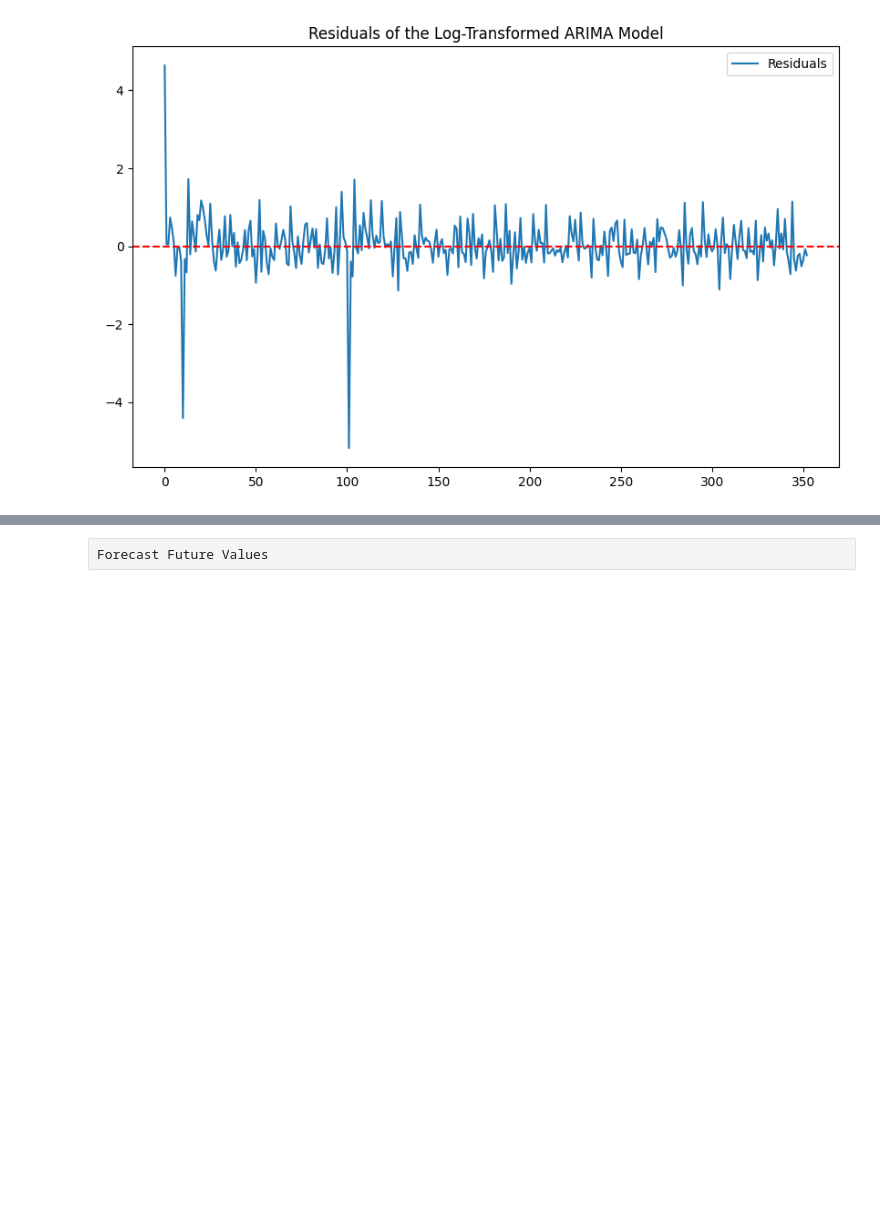
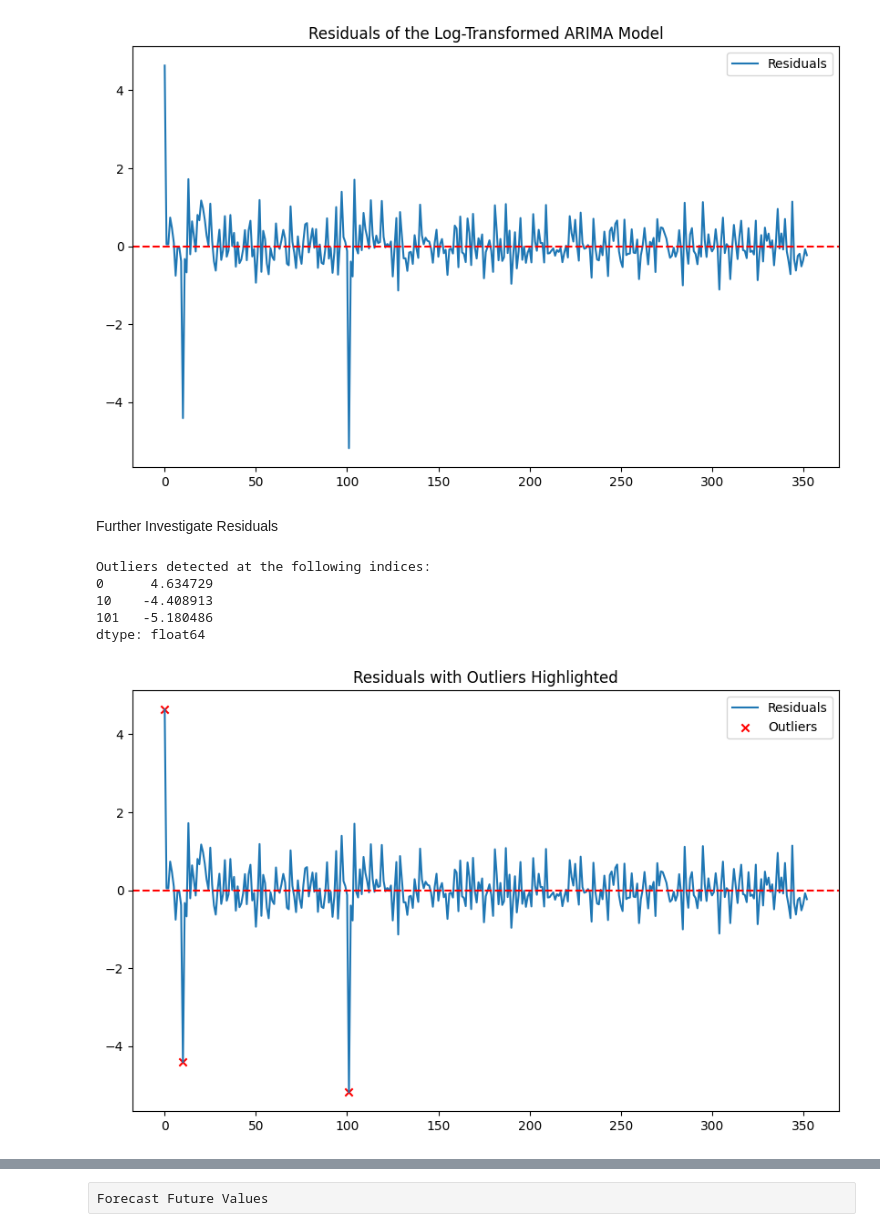
Before and after one commit to 2022-uwf-nsa-grad-project/Time-Series-Analysis, a Jupyter notebook: ARIMAModelFit.ipynb, the cells around one changed output, grey strips where cells are left out. Saved outputs shown, nothing was run; the diff lists cells and outputs as text; code cells hidden in the pictures; blank space fills up the shorter version.

Commit message:
Add files via upload
Identified residuals in data as possible anomalies.

```diff
--- a/ARIMAModelFit.ipynb
+++ b/ARIMAModelFit.ipynb
@@ -547,3 +547,38 @@ Durbin-Watson Stat: 1.8792350906526598
 RMSE:
 Root Mean Squared Error: 0.6476525160893483
 [figure]
+# %% [markdown]
+Further Investigate Residuals
+# %%
+# Step 1: Calculate the residuals from your fitted ARIMA model
+residuals = model_fit.resid
+
+# Step 2: Calculate the mean and standard deviation of residuals
+residual_mean = np.mean(residuals)
+residual_std = np.std(residuals)
+
+# Step 3: Set a threshold for outliers (e.g., 3 standard deviations)
+outlier_threshold = 3 * residual_std
+
+# Step 4: Identify the outliers
+outliers = residuals[(residuals > residual_mean + outlier_threshold) | (residuals < residual_mean - outlier_threshold)]
+
+# Step 5: Print the identified outliers
+print("Outliers detected at the following indices:")
+print(outliers)
+
+# Step 6: Plot the residuals with outliers highlighted
+plt.figure(figsize=(10, 6))
+plt.plot(residuals, label="Residuals")
+plt.scatter(outliers.index, outliers, color='red', label="Outliers", marker='x')
+plt.axhline(y=0, color='r', linestyle='--')
+plt.title("Residuals with Outliers Highlighted")
+plt.legend()
+plt.show()
+# %% [output]
+Outliers detected at the following indices:
+0      4.634729
+10    -4.408913
+101   -5.180486
+dtype: float64
+[figure, added]
```
Also changed, not shown: parts of 2 cells of this notebook.
